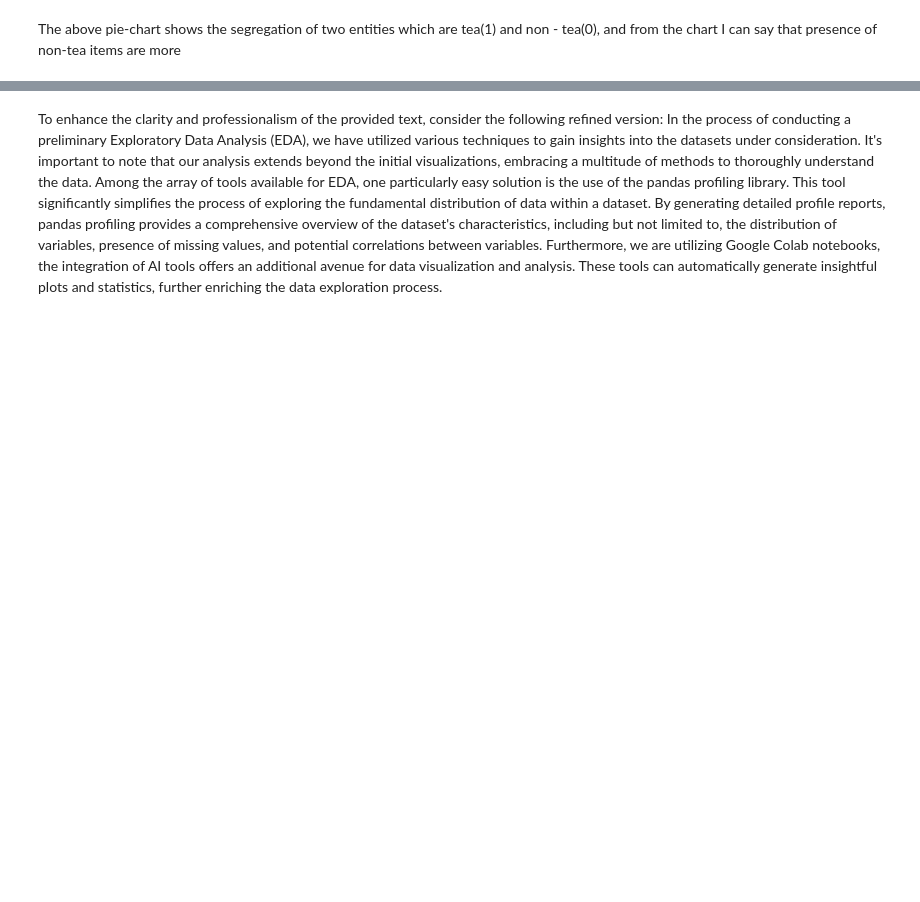
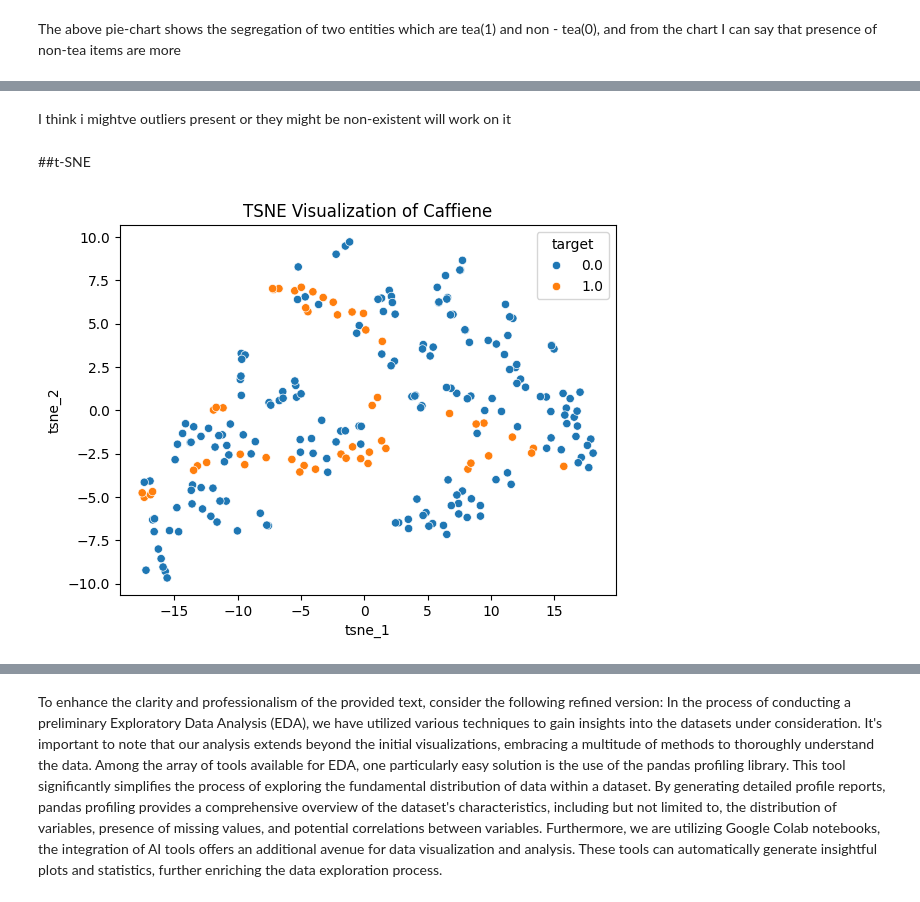
Before and after one commit to lohithready/ihub-iiith, a Jupyter notebook: AIML_III_Module_2_project_2024(Lohith's).ipynb, the cells around one changed output, grey strips where cells are left out. Drawn from its saved outputs; the diff is of its cells as text; code cells hidden in the pictures; blank space fills up the shorter version.

```diff
--- a/AIML_III_Module_2_project_2024(Lohith's).ipynb
+++ b/AIML_III_Module_2_project_2024(Lohith's).ipynb
@@ -447,0 +458,26 @@ plt.show()
+# %% [markdown]
+I think i mightve outliers present or they might be non-existent will work on it
+# %% [markdown]
+##t-SNE
+# %%
+## to do
+# plot the first 2 components of tsne, whats you observation from the plot?
+from sklearn.manifold import TSNE
+
+# Initialize and fit the TSNE model
+tsne = TSNE(n_components=2)
+tsne_data = tsne.fit_transform(data)
+
+# Create a DataFrame with the TSNE components and target labels
+tsne_df = pd.DataFrame({
+    "tsne_1": tsne_data[:, 0],
+    "tsne_2": tsne_data[:, 1],
+    "target": data['Tea']
+})
+
+# Visualize the TSNE results with a scatter plot
+sns.scatterplot(x="tsne_1", y="tsne_2", hue="target", data=tsne_df)
+plt.title("TSNE Visualization of Caffiene")
+plt.show()
+# %% [output]
+[figure, added]
```
Also changed, not shown: parts of 21 cells of this notebook.
